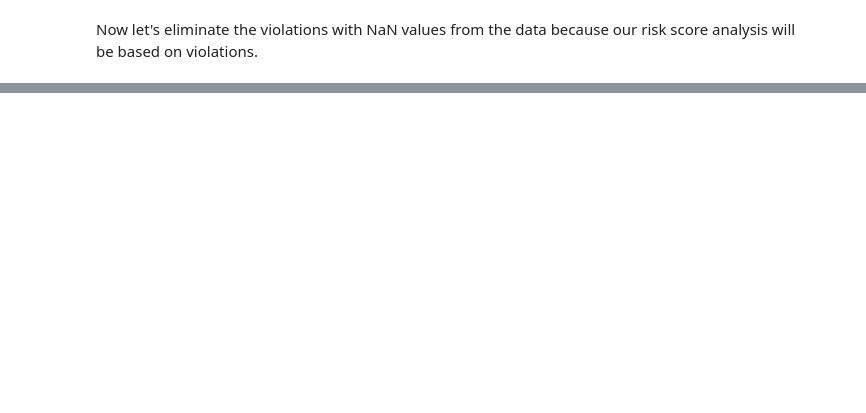
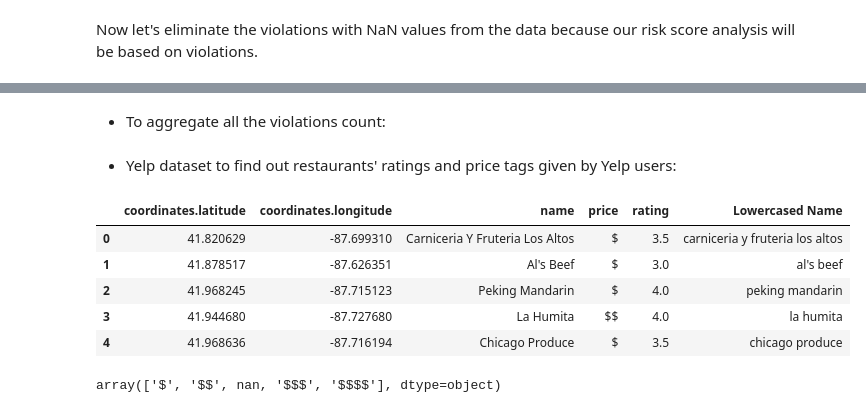
Before and after one commit to aaag97/ada-2019-project-databusters, a Jupyter notebook: Risk_score.ipynb, the cells around one changed output, grey strips where cells are left out. Cells and saved outputs as stored; diff of their text form; code cells hidden in the pictures; blank space fills up the shorter version.

```diff
--- a/Risk_score.ipynb
+++ b/Risk_score.ipynb
@@ -145,0 +120,4 @@ group_by_
+# %%
+# Load yelp and fast food restaurants dataset and combine with CFI dataset
+yelp_dataset = pd.read_pickle('business_details.pickle')
+fast_foods = pd.read_csv('datasets/FastFoodRestaurants.csv')
@@ -145,0 +290,2 @@ group_by_
+# %% [markdown]
+- To aggregate all the violations count:
@@ -145,0 +321,21 @@ group_by_
+# %% [markdown]
+- Yelp dataset to find out restaurants' ratings and price tags given by Yelp users:
+# %%
+# Keep only the fetaures that we need
+yelp_dataset = yelp_dataset[['coordinates.latitude', 'coordinates.longitude', 'name', 'price', 'rating']]
+yelp_dataset['Lowercased Name'] = yelp_dataset['name'].str.lower()
+yelp_dataset = yelp_dataset.drop_duplicates()
+yelp_dataset.head()
+# %% [output]
+|  | coordinates.latitude | coordinates.longitude | name | price | rating | Lowercased Name |
+| 0 | 41.820629 | -87.699310 | Carniceria Y Fruteria Los Altos | $ | 3.5 | carniceria y fruteria los altos |
+| 1 | 41.878517 | -87.626351 | Al's Beef | $ | 3.0 | al's beef |
+| 2 | 41.968245 | -87.715123 | Peking Mandarin | $ | 4.0 | peking mandarin |
+| 3 | 41.944680 | -87.727680 | La Humita | $$ | 4.0 | la humita |
+| 4 | 41.968636 | -87.716194 | Chicago Produce | $ | 3.5 | chicago produce |
+# %%
+# Examine distinct price levels in the yelp dataset price column and map them to a numerical grade to make it easier
+# further analysis on that feature
+yelp_dataset['price'].unique()
+# %% [output]
+array(['$', '$$', nan, '$$$', '$$$$'], dtype=object)
```
Also changed, not shown: parts of 45 cells of this notebook, 4 other files.
